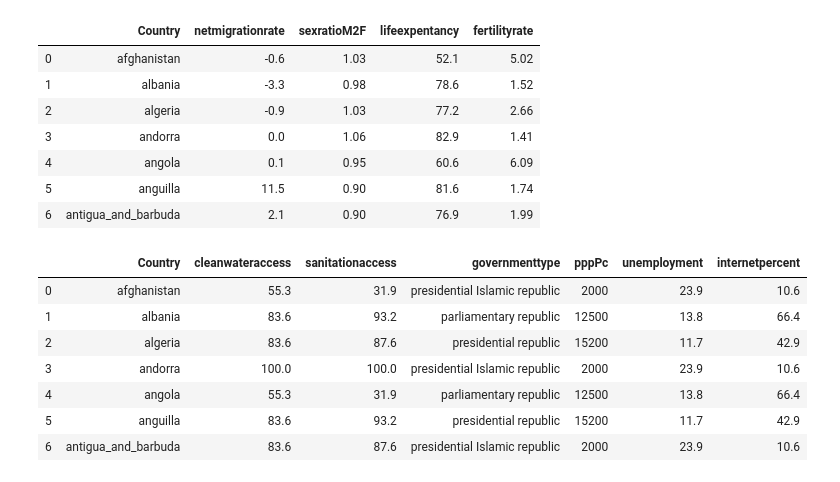
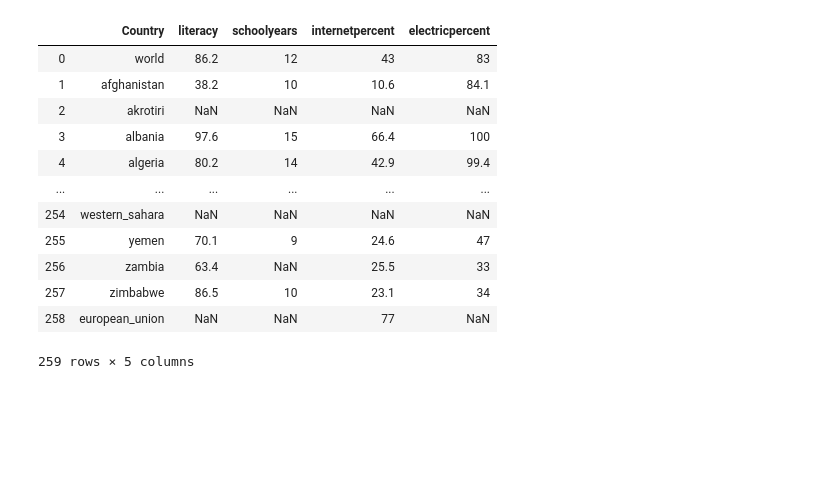
Before and after one commit to DavidObembe/Blue-Barracudas-group-2-, a Jupyter notebook: CIAFacts/CIAFacts.ipynb, the cells around one changed output. Saved outputs shown, nothing was run; the diff lists cells and outputs as text; code cells hidden in the pictures; blank space fills up the shorter version.

Commit message:
Collected all available data for each country in factbook

```diff
--- a/CIAFacts/CIAFacts.ipynb
+++ b/CIAFacts/CIAFacts.ipynb
@@ -165,37 +395,0 @@ for country in countries:
-# %%
-#List of keys to explore
-countries = ['afghanistan', 'albania', 'algeria', 'andorra', 'angola', 'anguilla', 'antigua_and_barbuda', ]
-for country in countries:
-#geography
-    latitude.append(factbook['countries'][f'{country}']['data']['geography']['geographic_coordinates']['latitude']['degrees'])
-    longitude.append(factbook['countries'][f'{country}']['data']['geography']['geographic_coordinates']['longitude']['degrees'])
-    NSHemi.append(factbook['countries'][f'{country}']['data']['geography']['geographic_coordinates']['latitude']['hemisphere'])
-    EWHemi.append(factbook['countries'][f'{country}']['data']['geography']['geographic_coordinates']['longitude']['hemisphere'])
-    coastline.append(factbook['countries'][f'{country}']['data']['geography']['coastline']['value'])
-    borders.append(factbook['countries'][f'{country}']['data']['geography']['land_boundaries']['total']['value'])
-    #elevations.append(factbook['countries'][f'{country}']['data']['geography']['elevation']['mean_elevation']['value'])
-    forestpercent.append(factbook['countries'][f'{country}']['data']['geography']['land_use']['by_sector']['forest']['value'])
-#demographics
-    #dependencyratio.append(factbook['countries'][f'{country}']['data']['people']['dependency_ratios']['ratios']['total_dependency_ratio']['value'])
-    #median_age.append(['countries'][f'{country}']['data']['people']['median_age'])
-    netmigrationrate.append(factbook['countries'][f'{country}']['data']['people']['net_migration_rate']['migrants_per_1000_population'])
-    sexratioM2F.append(factbook['countries'][f'{country}']['data']['people']['sex_ratio']['total_population']['value'])
-    lifeexpentancy.append(factbook['countries'][f'{country}']['data']['people']['life_expectancy_at_birth']['total_population']['value'])
-    fertilityrate.append(factbook['countries'][f'{country}']['data']['people']['total_fertility_rate']['children_born_per_woman'])
-#health and access
-    cleanwateraccess.append(factbook['countries'][f'{country}']['data']['people']['drinking_water_source']['improved']['total']['value'])
-    sanitationaccess.append(factbook['countries'][f'{country}']['data']['people']['sanitation_facility_access']['improved']['total']['value'])
-    #obesityrate.append(factbook['countries'][f'{country}']['data']['people']['adult_obesity']['percent_of_adults'])
-    #underweightchildren.append(factbook['countries'][f'{country}']['data']['people']['underweight_children']['percent_of_children_under_the_age_of_five'])
-#education
-    #literacy.append(factbook['countries'][f'{country}']['data']['people']['literacy']['total_population']['value'])
-    #schoolyears.append(factbook['countries'][f'{country}']['data']['people']['school_life_expectancy']['total']['value'])
-#govern and econ
-    governmenttype.append(factbook['countries'][f'{country}']['data']['government']['government_type'])
-    pppPc.append(factbook['countries'][f'{country}']['data']['economy']['gdp']['per_capita_purchasing_power_parity']['annual_values'][0]['value'])
-    #grosssavings.append(factbook['countries'][f'{country}']['data']['economy']['gross_national_saving']['annual_values'][0]['value'])
-    unemployment.append(factbook['countries'][f'{country}']['data']['economy']['unemployment_rate']['annual_values'][0]['value'])
-    #belowpoverty.append(factbook['countries'][f'{country}']['data']['economy']['population_below_poverty_line']['value'])
-#misc
-    internetpercent.append(factbook['countries'][f'{country}']['data']['communications']['internet']['users']['percent_of_population'])
-    #electricpercent.append(factbook['countries'][f'{country}']['data']['energy']['electricity']['access']['total_electrification']['value'])
@@ -217,28 +396,19 @@ geo_df
-# %%
-#demographics
-dem_df = pd.DataFrame(list(zip(countries, netmigrationrate, sexratioM2F, lifeexpentancy, fertilityrate)),
-               columns =['Country', 'netmigrationrate', 'sexratioM2F', 'lifeexpentancy', 'fertilityrate'])
-dem_df.head()
-# %% [output]
-|  | Country | netmigrationrate | sexratioM2F | lifeexpentancy | fertilityrate |
-| 0 | afghanistan | -0.6 | 1.03 | 52.1 | 5.02 |
-| 1 | albania | -3.3 | 0.98 | 78.6 | 1.52 |
-| 2 | algeria | -0.9 | 1.03 | 77.2 | 2.66 |
-| 3 | andorra | 0.0 | 1.06 | 82.9 | 1.41 |
-| 4 | angola | 0.1 | 0.95 | 60.6 | 6.09 |
-| 5 | anguilla | 11.5 | 0.90 | 81.6 | 1.74 |
-| 6 | antigua_and_barbuda | 2.1 | 0.90 | 76.9 | 1.99 |
 # %%
-#misc df
-misc_df =  pd.DataFrame(list(zip(countries, cleanwateraccess, sanitationaccess, governmenttype, pppPc, unemployment, internetpercent)),
-               columns =['Country', 'cleanwateraccess', 'sanitationaccess', 'governmenttype', 'pppPc', 'unemployment', 'internetpercent'])
-misc_df
+#create education and util df
+ed_df =  pd.DataFrame(list(zip(countries, literacy, schoolyears, internetpercent, electricpercent)),
+               columns =['Country', 'literacy', 'schoolyears', 'internetpercent', 'electricpercent'])
+ed_df
 # %% [output]
-|  | Country | cleanwateraccess | sanitationaccess | governmenttype | pppPc | unemployment | internetpercent |
-| 0 | afghanistan | 55.3 | 31.9 | presidential Islamic republic | 2000 | 23.9 | 10.6 |
-| 1 | albania | 83.6 | 93.2 | parliamentary republic | 12500 | 13.8 | 66.4 |
-| 2 | algeria | 83.6 | 87.6 | presidential republic | 15200 | 11.7 | 42.9 |
-| 3 | andorra | 100.0 | 100.0 | presidential Islamic republic | 2000 | 23.9 | 10.6 |
-| 4 | angola | 55.3 | 31.9 | parliamentary republic | 12500 | 13.8 | 66.4 |
-| 5 | anguilla | 83.6 | 93.2 | presidential republic | 15200 | 11.7 | 42.9 |
-| 6 | antigua_and_barbuda | 83.6 | 87.6 | presidential Islamic republic | 2000 | 23.9 | 10.6 |
+|  | Country | literacy | schoolyears | internetpercent | electricpercent |
+| 0 | world | 86.2 | 12 | 43 | 83 |
+| 1 | afghanistan | 38.2 | 10 | 10.6 | 84.1 |
+| 2 | akrotiri | NaN | NaN | NaN | NaN |
+| 3 | albania | 97.6 | 15 | 66.4 | 100 |
+| 4 | algeria | 80.2 | 14 | 42.9 | 99.4 |
+| ... | ... | ... | ... | ... | ... |
+| 254 | western_sahara | NaN | NaN | NaN | NaN |
+| 255 | yemen | 70.1 | 9 | 24.6 | 47 |
+| 256 | zambia | 63.4 | NaN | 25.5 | 33 |
+| 257 | zimbabwe | 86.5 | 10 | 23.1 | 34 |
+| 258 | european_union | NaN | NaN | 77 | NaN |
+259 rows × 5 columns
```
Also changed, not shown: parts of 20 cells of this notebook.
